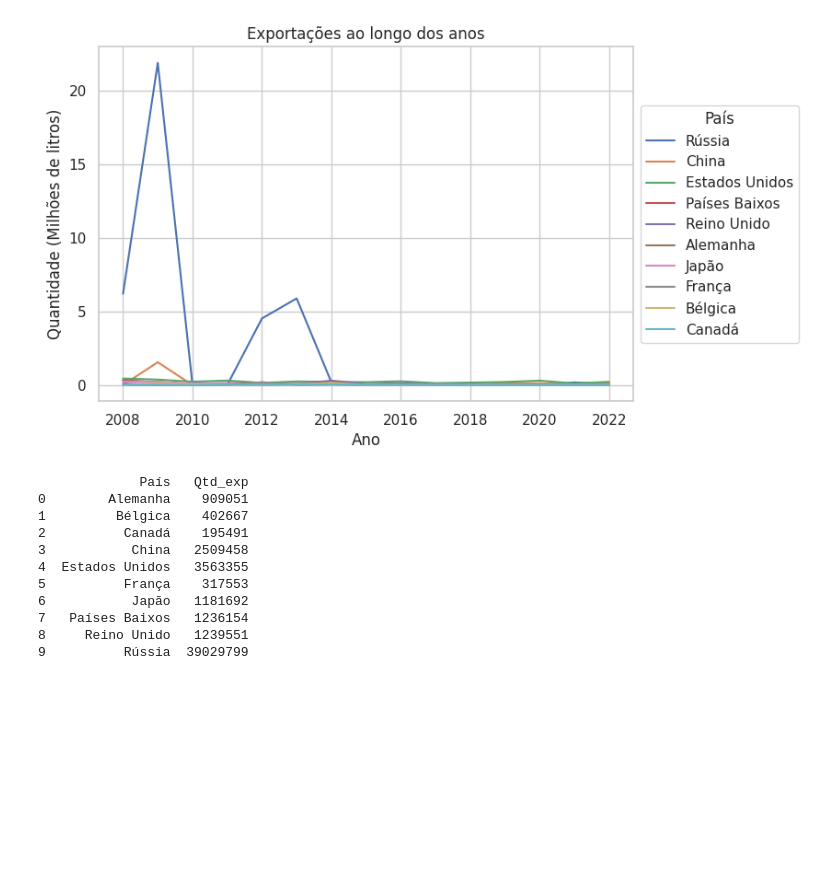
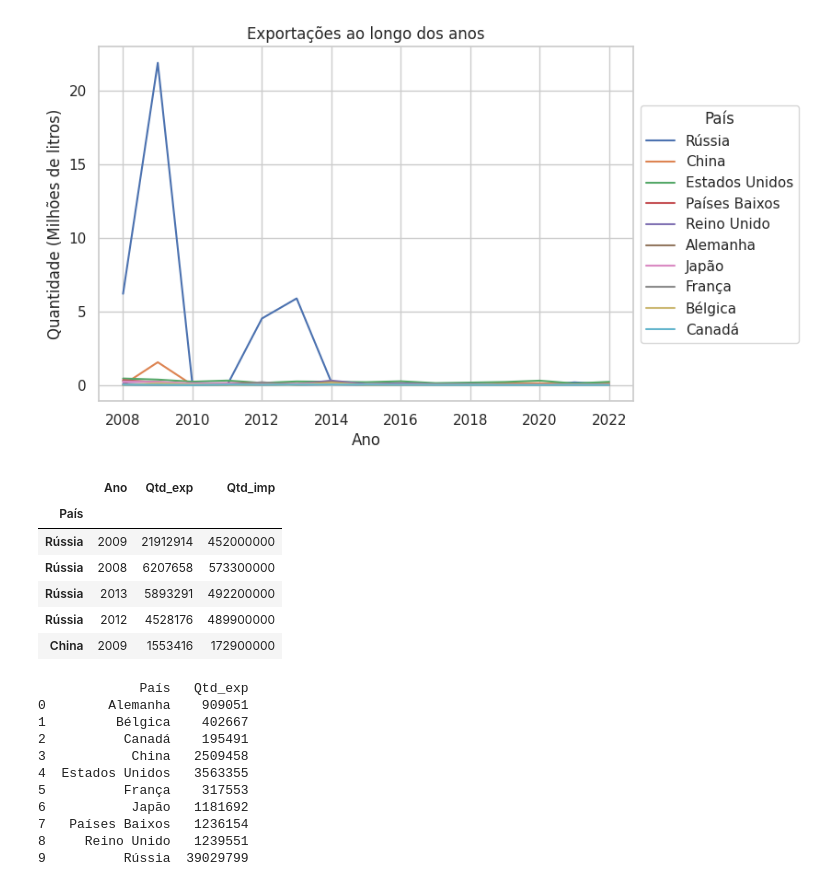
Before and after one commit to VivianeCorreia/Tech-Challenge, a Jupyter notebook: 2_challenge.ipynb, the cells around one changed output. Saved outputs shown, nothing was run; the diff lists cells and outputs as text; code cells hidden in the pictures; blank space fills up the shorter version.

```diff
--- a/2_challenge.ipynb
+++ b/2_challenge.ipynb
@@ -1190,4 +1190,14 @@ plt.legend(title='País', loc='center left', bbox_to_anchor=(1, 0.5))
 plt.show()
 # %% [output]
 [figure]
+# %%
+exp_imp_rel.head()
+# %% [output]
+|  | Ano | Qtd_exp | Qtd_imp |
+| País |  |  |  |
+| Rússia | 2009 | 21912914 | 452000000 |
+| Rússia | 2008 | 6207658 | 573300000 |
+| Rússia | 2013 | 5893291 | 492200000 |
+| Rússia | 2012 | 4528176 | 489900000 |
+| China | 2009 | 1553416 | 172900000 |
 # %%
```
Also changed, not shown: parts of 5 cells of this notebook.
